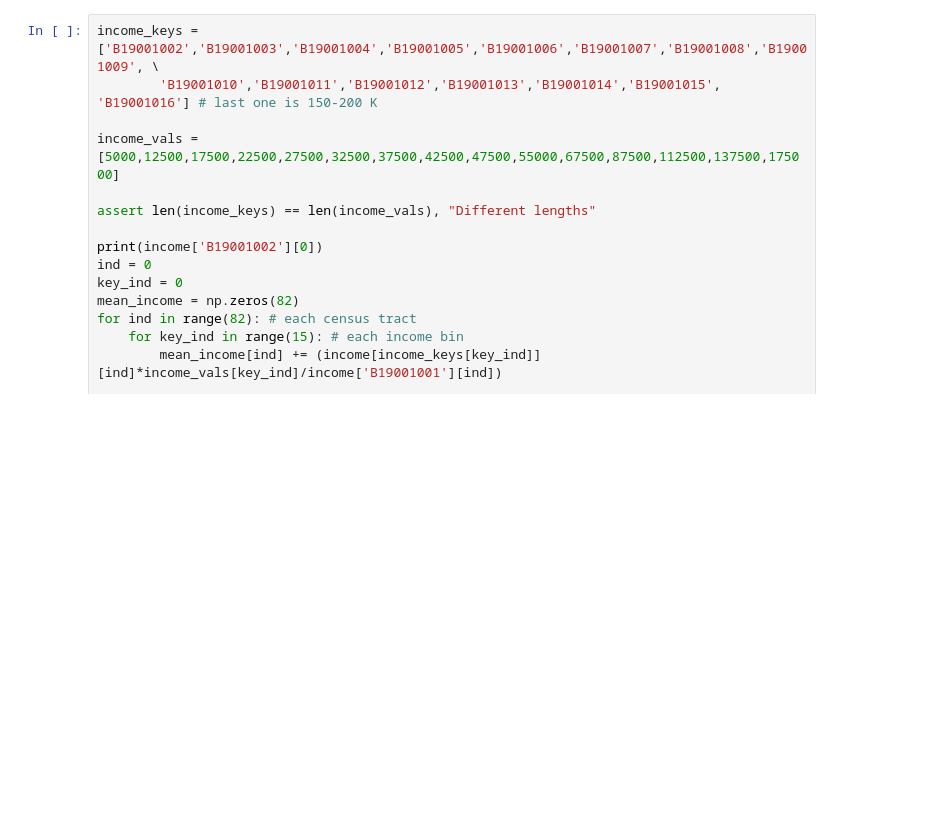
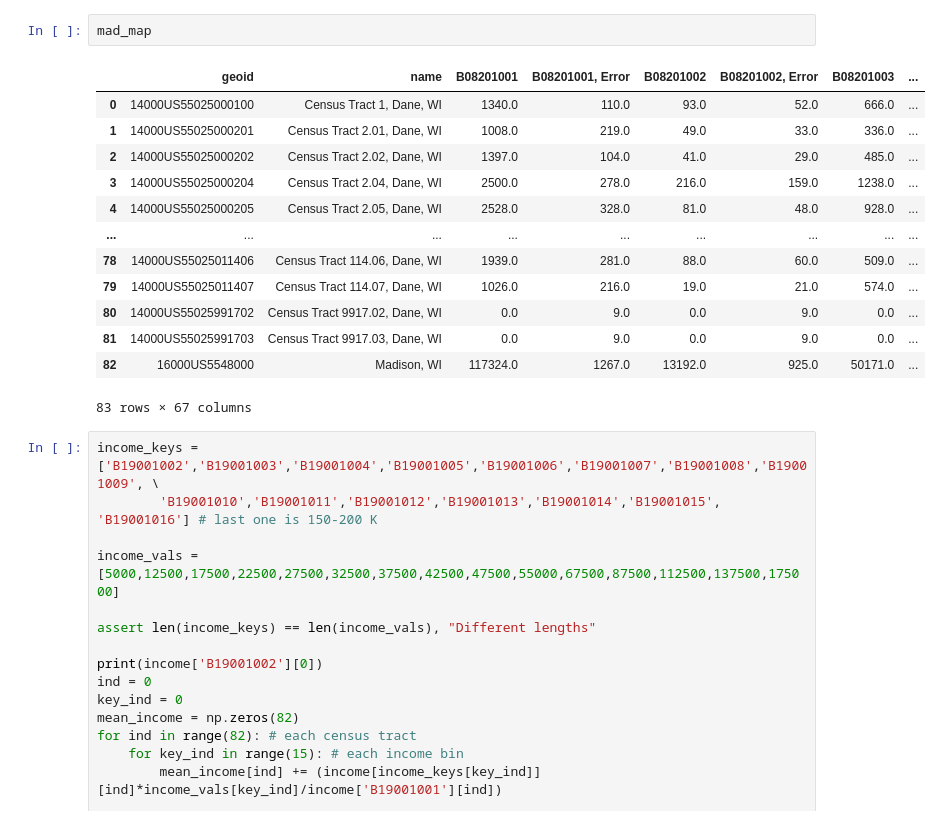
Before and after one commit to isthmuscarshare/whycarshare, a Jupyter notebook: interactive_maps.ipynb, the cells around one changed output. Saved outputs shown, nothing was run; the diff lists cells and outputs as text; blank space fills up the shorter version.

```diff
--- a/interactive_maps.ipynb
+++ b/interactive_maps.ipynb
@@ -65,6 +100,22 @@ pprint.pprint(income['B19001002'])
 80     0.0
 81     0.0
 Name: B19001002, Length: 82, dtype: float64
+# %%
+mad_map
+# %% [output]
+|  | geoid | name | B08201001 | B08201001, Error | B08201002 | B08201002, Error | B08201003 | ... |
+| 0 | 14000US55025000100 | Census Tract 1, Dane, WI | 1340.0 | 110.0 | 93.0 | 52.0 | 666.0 | ... |
+| 1 | 14000US55025000201 | Census Tract 2.01, Dane, WI | 1008.0 | 219.0 | 49.0 | 33.0 | 336.0 | ... |
+| 2 | 14000US55025000202 | Census Tract 2.02, Dane, WI | 1397.0 | 104.0 | 41.0 | 29.0 | 485.0 | ... |
+| 3 | 14000US55025000204 | Census Tract 2.04, Dane, WI | 2500.0 | 278.0 | 216.0 | 159.0 | 1238.0 | ... |
+| 4 | 14000US55025000205 | Census Tract 2.05, Dane, WI | 2528.0 | 328.0 | 81.0 | 48.0 | 928.0 | ... |
+| ... | ... | ... | ... | ... | ... | ... | ... | ... |
+| 78 | 14000US55025011406 | Census Tract 114.06, Dane, WI | 1939.0 | 281.0 | 88.0 | 60.0 | 509.0 | ... |
+| 79 | 14000US55025011407 | Census Tract 114.07, Dane, WI | 1026.0 | 216.0 | 19.0 | 21.0 | 574.0 | ... |
+| 80 | 14000US55025991702 | Census Tract 9917.02, Dane, WI | 0.0 | 9.0 | 0.0 | 9.0 | 0.0 | ... |
+| 81 | 14000US55025991703 | Census Tract 9917.03, Dane, WI | 0.0 | 9.0 | 0.0 | 9.0 | 0.0 | ... |
+| 82 | 16000US5548000 | Madison, WI | 117324.0 | 1267.0 | 13192.0 | 925.0 | 50171.0 | ... |
+83 rows × 67 columns
 # %%
 income_keys = ['B19001002','B19001003','B19001004','B19001005','B19001006','B19001007','B19001008','B19001009', \
         'B19001010','B19001011','B19001012','B19001013','B19001014','B19001015', 'B19001016'] # last one is 150-200 K
```
Also changed, not shown: parts of 7 cells of this notebook, 1 other file.
